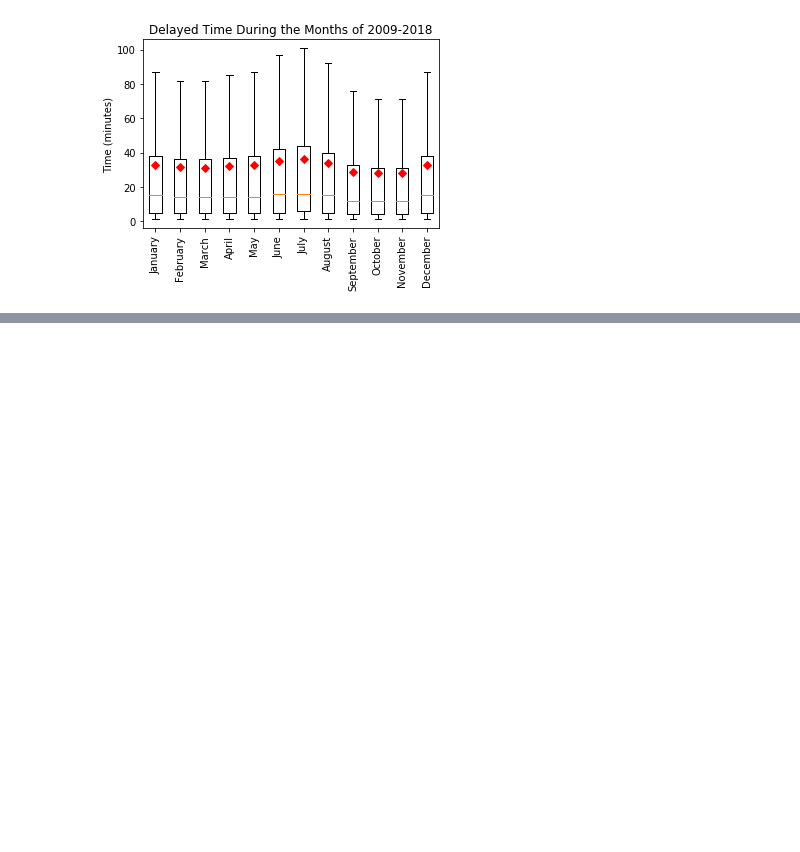
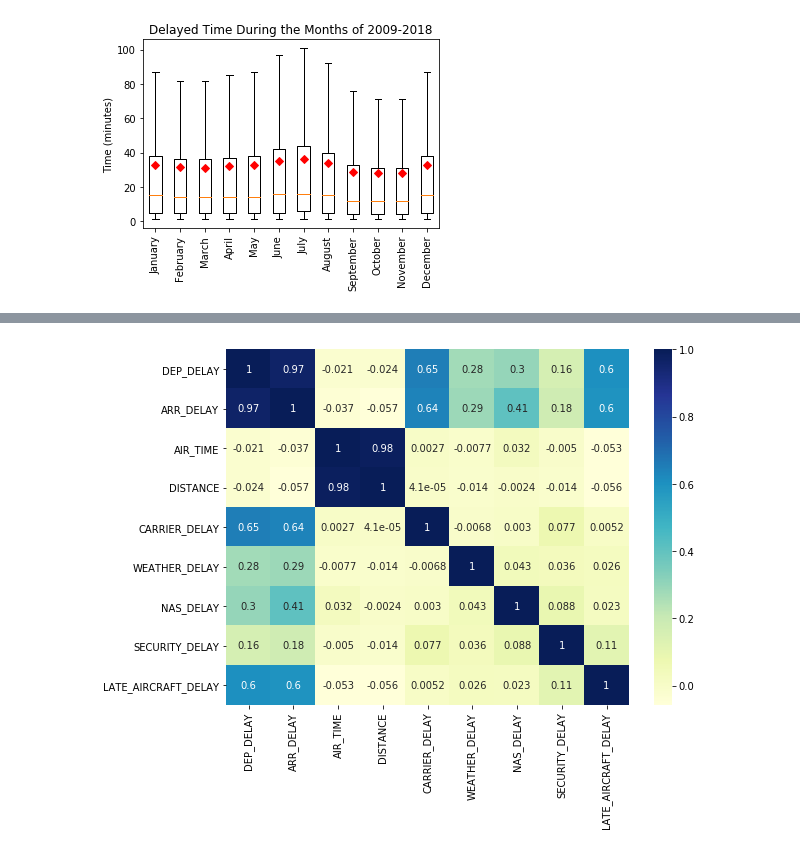
Before and after one commit to wcjohnchen/capstoneProject3, a Jupyter notebook: eda.ipynb, the cells around one changed output, grey strips where cells are left out. Cells and saved outputs as stored; diff of their text form; code cells hidden in the pictures; blank space fills up the shorter version.

```diff
--- a/eda.ipynb
+++ b/eda.ipynb
@@ -36,6 +37,12 @@ def plot_bar_graph(xrange, data1, data2, xticklabels, title, legend):
     ax.legend(legend, frameon=False, bbox_to_anchor=(1,0.85))
     plt.tight_layout()
     plt.show()
+
+def correlation_matrix(df, title):
+    sn.heatmap(df, cmap="YlGnBu", annot=True)
+    ax.set_title(title, size=14)
+    plt.tight_layout()
+    return plt.show()
 # %%
 ##### open files
 data_frame = pd.DataFrame()
@@ -686,0 +694,12 @@ plot_boxplot(data, x_pos, xticklabels, title, 90)
+# %%
+##### create numerical dataframe for delayed flight information
+cols = ['DEP_DELAY', 'ARR_DELAY', 'AIR_TIME', 'DISTANCE', 'CARRIER_DELAY', 'WEATHER_DELAY', 'NAS_DELAY', 'SECURITY_DELAY', 'LATE_AIRCRAFT_DELAY']
+num_cols = delay_time[cols]
+# %%
+##### correlation matrix
+corrMatrix = num_cols.corr()
+fig, ax = plt.subplots(figsize=(9,7))
+correlation_matrix(corrMatrix, title='')
+#fig.savefig('corrmatrix.png')
+# %% [output]
+[figure, added]
```
Also changed, not shown: parts of 7 cells of this notebook.
